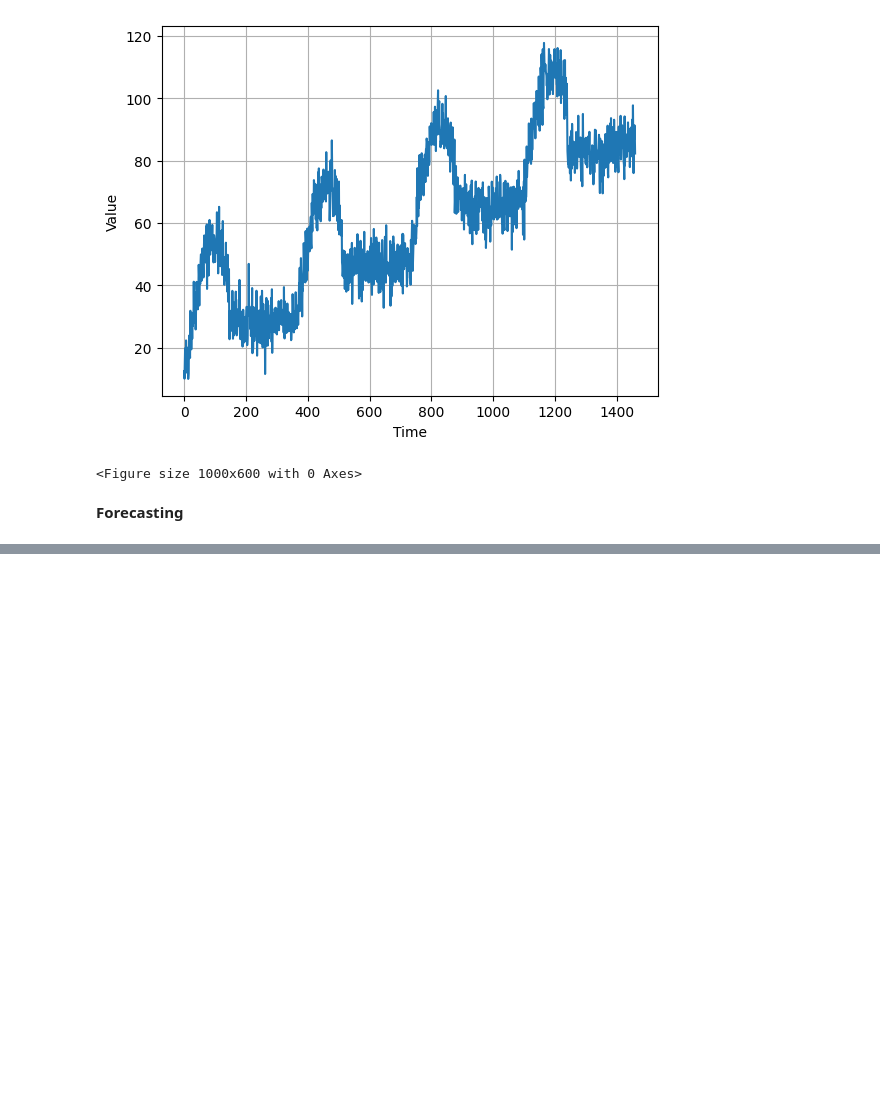
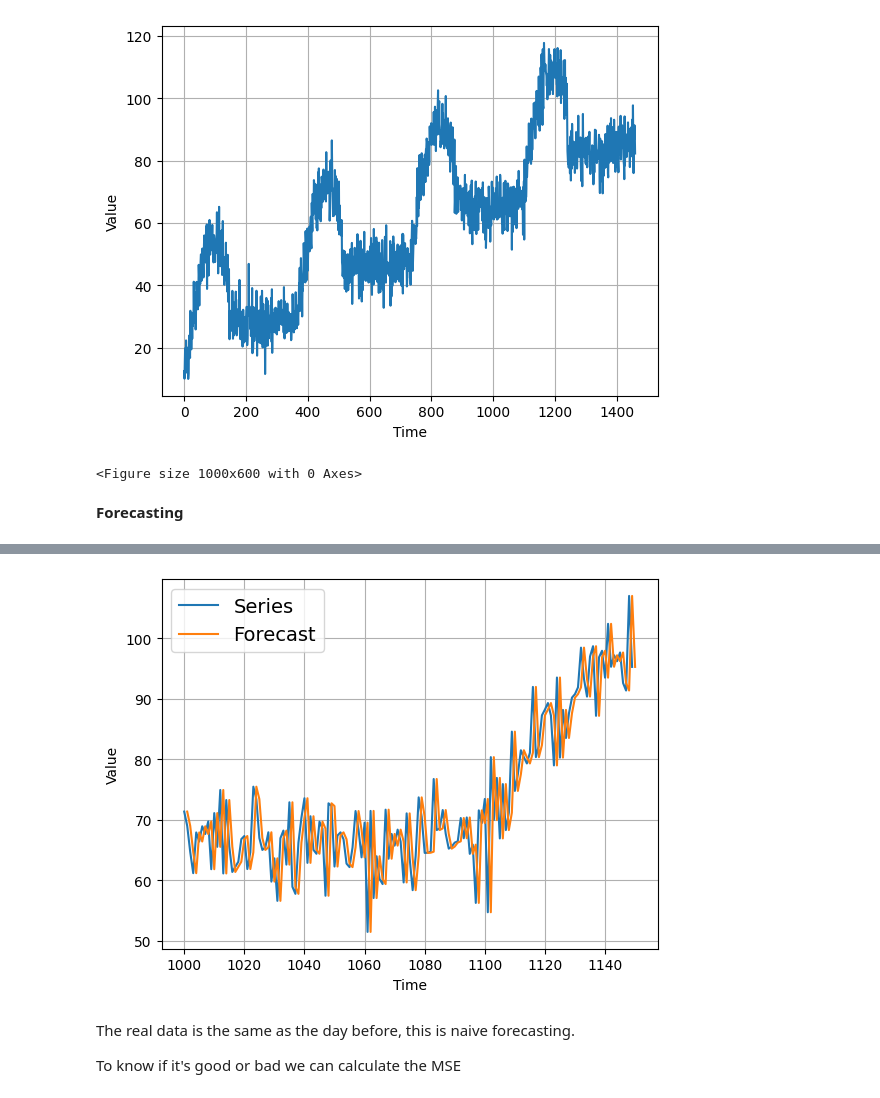
Before and after one commit to sondosaabed/Intro-to-tensorFlow-for-deep-learning, a Jupyter notebook: Time Series Forecasting.ipynb, the cells around one changed output, grey strips where cells are left out. Saved outputs shown, nothing was run; the diff lists cells and outputs as text; code cells hidden in the pictures; blank space fills up the shorter version.

```diff
--- a/Time Series Forecasting.ipynb
+++ b/Time Series Forecasting.ipynb
@@ -141,10 +143,30 @@ time_train = time[:split_time]
 x_train = series[:split_time]
 
 time_valid = time[split_time:]
-x_valid = time[split_time:]
+x_valid = series[split_time:]
 # %% [markdown]
 <b>Naive Forescasting</b>
 
 Take the last value and assume the next will be the same.
 
 ![Alt text](explanation_images/naiveForcasting.png)
+# %%
+naive_forecast = series[split_time - 1: -1]
+# %%
+def plot_series_2(time, series, format='-', start=0, end=None, label=None):
+    plt.plot(time[start:end], series[start:end], format,label=label)
+    plt.xlabel("Time")
+    plt.ylabel("Value")
+    if label:
+        plt.legend(fontsize=14)
+    plt.grid(True)
+# %%
+plot_series_2(time_valid, x_valid, start=0, end=150 ,label="Series")
+plot_series_2(time_valid, naive_forecast, start=1, end=151,label="Forecast")
+# %% [output]
+[figure, added]
+# %% [markdown]
+The real data is the same as the day before, this is naive forecasting.
+
+To know if it's good or bad
+we can calculate the MSE
```
Also changed, not shown: parts of 14 cells of this notebook, 3 other files.
